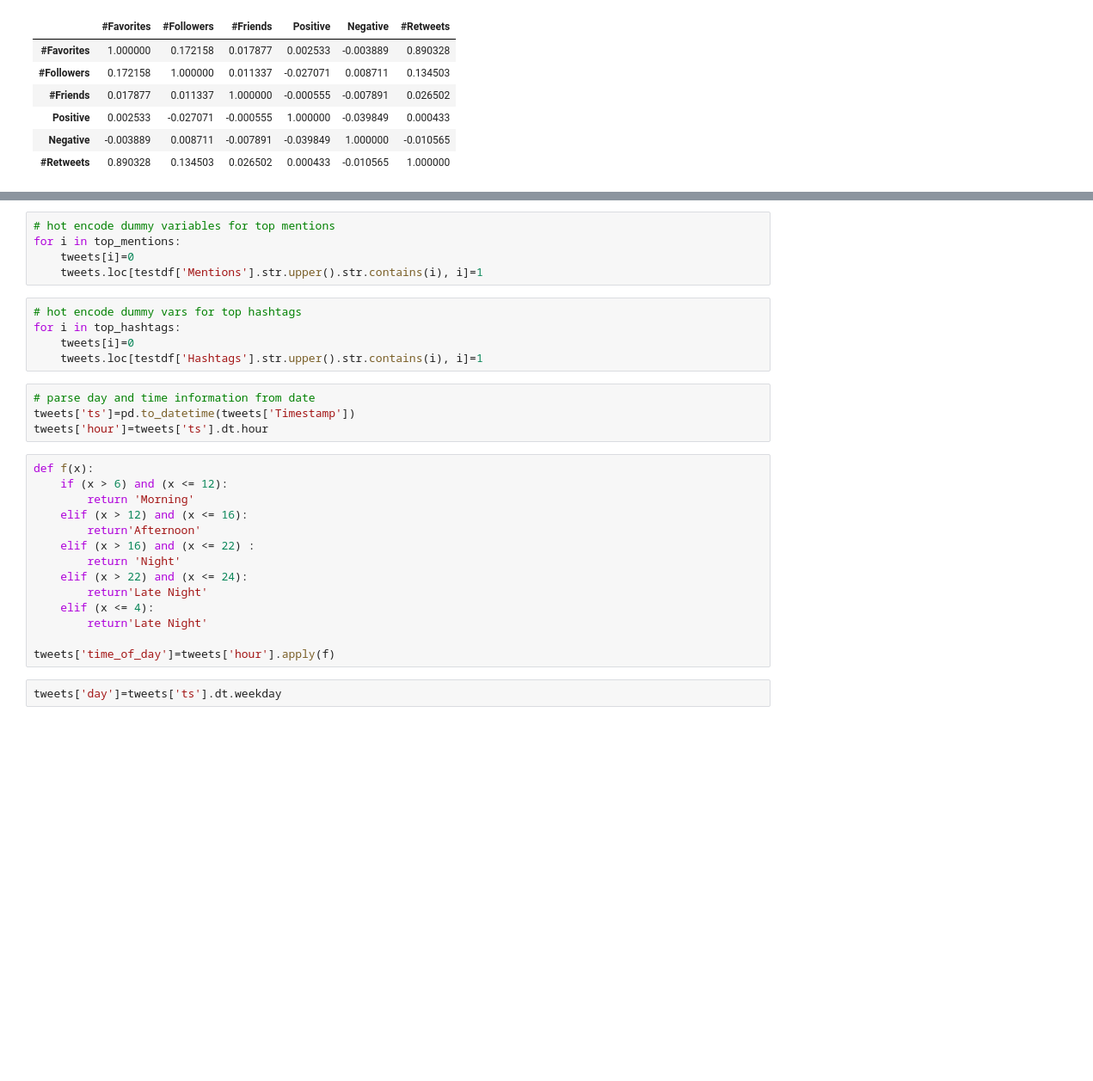
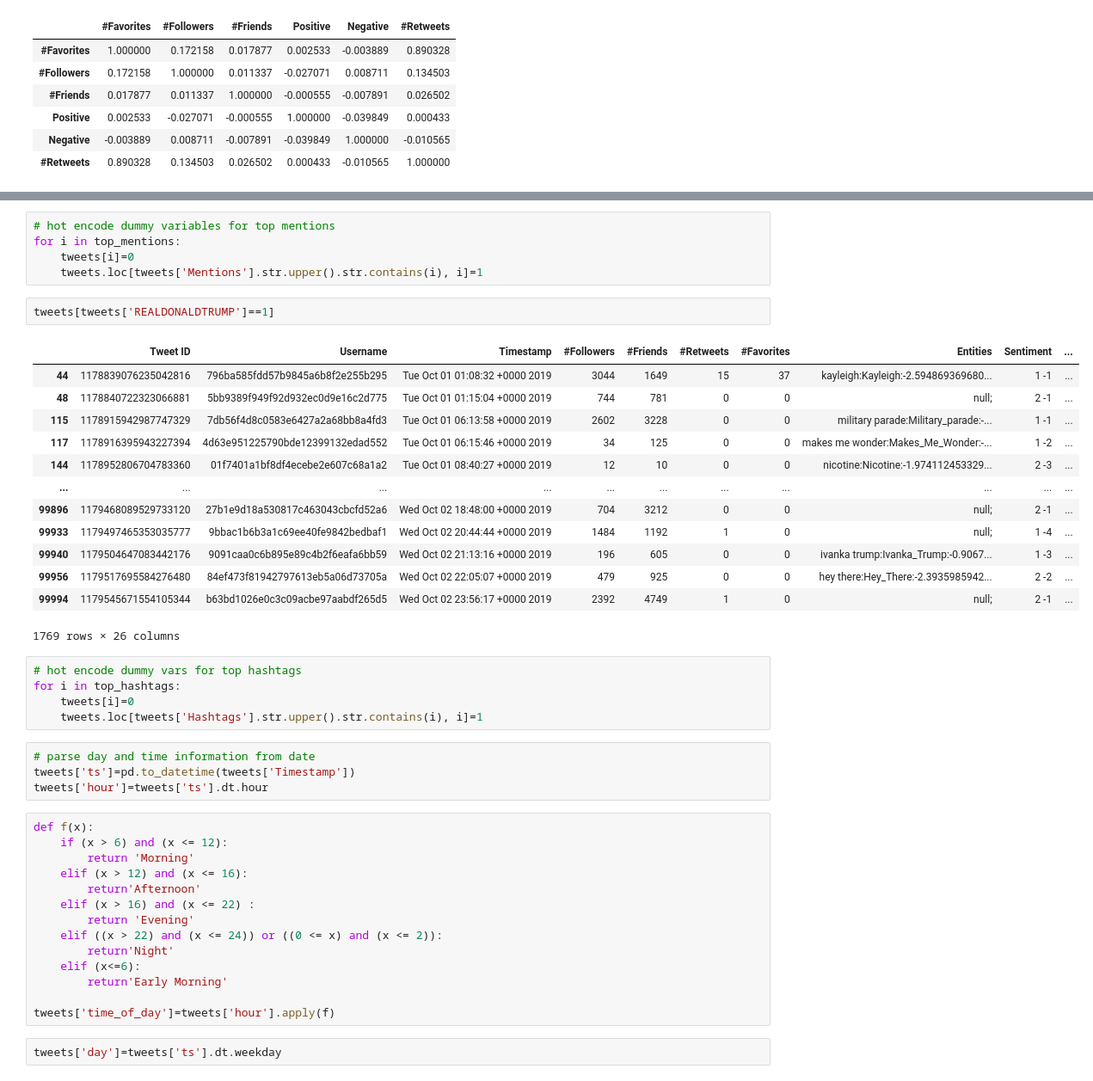
Before and after one commit to aud-z/COVID-19TwitterRetweetPrediction, a Jupyter notebook: Intro_to_AI_hw2_youyouz.ipynb, the cells around one changed output, grey strips where cells are left out. Shown: that part at 86% size. Saved outputs shown, nothing was run; the diff lists cells and outputs as text; blank space fills up the shorter version.

```diff
--- a/Intro_to_AI_hw2_youyouz.ipynb
+++ b/Intro_to_AI_hw2_youyouz.ipynb
@@ -189,12 +213,28 @@ Further prepare the data for analysis
 # hot encode dummy variables for top mentions
 for i in top_mentions:
     tweets[i]=0
-    tweets.loc[testdf['Mentions'].str.upper().str.contains(i), i]=1
+    tweets.loc[tweets['Mentions'].str.upper().str.contains(i), i]=1
+# %%
+tweets[tweets['REALDONALDTRUMP']==1]
+# %% [output]
+|  | Tweet ID | Username | Timestamp | #Followers | #Friends | #Retweets | #Favorites | Entities | Sentiment | ... |
+| 44 | 1178839076235042816 | 796ba585fdd57b9845a6b8f2e255b295 | Tue Oct 01 01:08:32 +0000 2019 | 3044 | 1649 | 15 | 37 | kayleigh:Kayleigh:-2.594869369680... | 1 -1 | ... |
+| 48 | 1178840722323066881 | 5bb9389f949f92d932ec0d9e16c2d775 | Tue Oct 01 01:15:04 +0000 2019 | 744 | 781 | 0 | 0 | null; | 2 -1 | ... |
+| 115 | 1178915942987747329 | 7db56f4d8c0583e6427a2a68bb8a4fd3 | Tue Oct 01 06:13:58 +0000 2019 | 2602 | 3228 | 0 | 0 | military parade:Military_parade:-... | 1 -1 | ... |
+| 117 | 1178916395943227394 | 4d63e951225790bde12399132edad552 | Tue Oct 01 06:15:46 +0000 2019 | 34 | 125 | 0 | 0 | makes me wonder:Makes_Me_Wonder:-... | 1 -2 | ... |
+| 144 | 1178952806704783360 | 01f7401a1bf8df4ecebe2e607c68a1a2 | Tue Oct 01 08:40:27 +0000 2019 | 12 | 10 | 0 | 0 | nicotine:Nicotine:-1.974112453329... | 2 -3 | ... |
+| ... | ... | ... | ... | ... | ... | ... | ... | ... | ... | ... |
+| 99896 | 1179468089529733120 | 27b1e9d18a530817c463043cbcfd52a6 | Wed Oct 02 18:48:00 +0000 2019 | 704 | 3212 | 0 | 0 | null; | 2 -1 | ... |
+| 99933 | 1179497465353035777 | 9bbac1b6b3a1c69ee40fe9842bedbaf1 | Wed Oct 02 20:44:44 +0000 2019 | 1484 | 1192 | 1 | 0 | null; | 1 -4 | ... |
+| 99940 | 1179504647083442176 | 9091caa0c6b895e89c4b2f6eafa6bb59 | Wed Oct 02 21:13:16 +0000 2019 | 196 | 605 | 0 | 0 | ivanka trump:Ivanka_Trump:-0.9067... | 1 -3 | ... |
+| 99956 | 1179517695584276480 | 84ef473f81942797613eb5a06d73705a | Wed Oct 02 22:05:07 +0000 2019 | 479 | 925 | 0 | 0 | hey there:Hey_There:-2.3935985942... | 2 -2 | ... |
+| 99994 | 1179545671554105344 | b63bd1026e0c3c09acbe97aabdf265d5 | Wed Oct 02 23:56:17 +0000 2019 | 2392 | 4749 | 1 | 0 | null; | 2 -1 | ... |
+1769 rows × 26 columns
 # %%
 # hot encode dummy vars for top hashtags
 for i in top_hashtags:
     tweets[i]=0
-    tweets.loc[testdf['Hashtags'].str.upper().str.contains(i), i]=1
+    tweets.loc[tweets['Hashtags'].str.upper().str.contains(i), i]=1
 # %%
 # parse day and time information from date
 tweets['ts']=pd.to_datetime(tweets['Timestamp'])
@@ -206,11 +246,11 @@ def f(x):
     elif (x > 12) and (x <= 16):
         return'Afternoon'
     elif (x > 16) and (x <= 22) :
-        return 'Night'
-    elif (x > 22) and (x <= 24):
-        return'Late Night'
-    elif (x <= 4):
-        return'Late Night'
+        return 'Evening'
+    elif ((x > 22) and (x <= 24)) or ((0 <= x) and (x <= 2)):
+        return'Night'
+    elif (x<=6):
+        return'Early Morning'
 
 tweets['time_of_day']=tweets['hour'].apply(f)
 # %%
```
Also changed, not shown: parts of 54 cells of this notebook.
